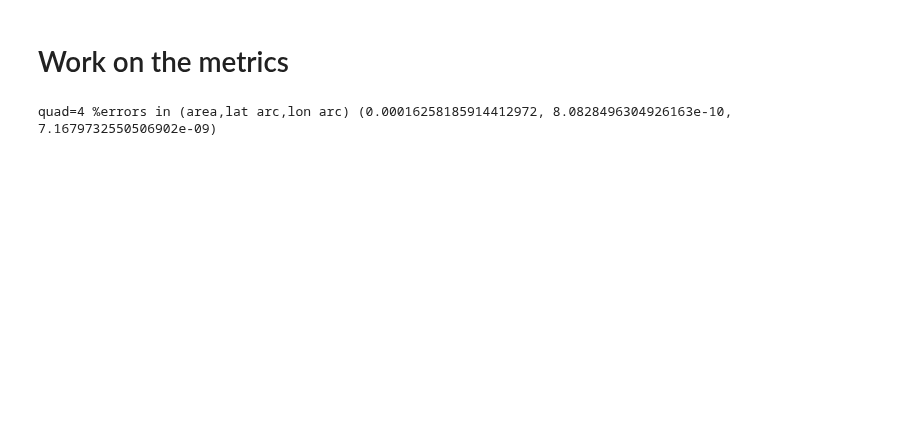
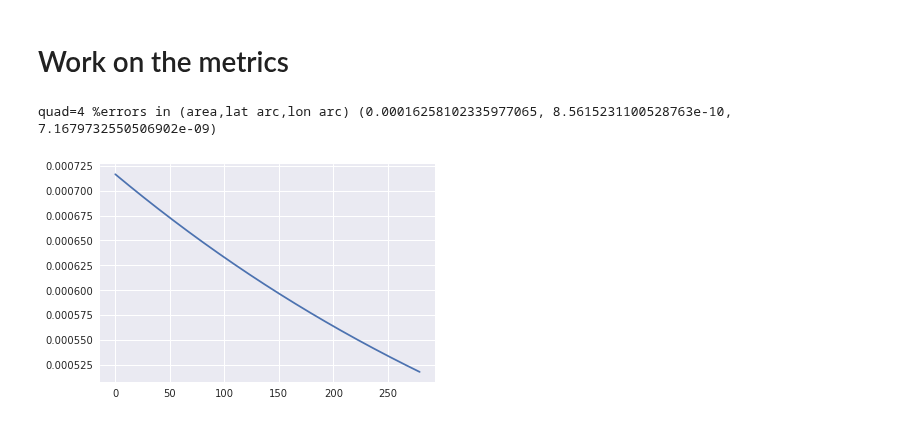
Before and after one commit to nikizadehgfdl/grid_generation, a Jupyter notebook: jupynotebooks/southern_displaced_pole_cap_grid-new.ipynb, the cells around one changed output. Drawn from its saved outputs; the diff is of its cells as text; code cells hidden in the pictures; blank space fills up the shorter version.

```diff
--- a/jupynotebooks/southern_displaced_pole_cap_grid-new.ipynb
+++ b/jupynotebooks/southern_displaced_pole_cap_grid-new.ipynb
@@ -388,31 +413,34 @@ def displacedPoleCap_metrics_quad(order,nx,ny,lat0,lon0,lon_dp,r_dp,Re=_default_
     for i in range(0,nx+1):
         i_s = b*i + a*(i+1)
         i1d = np.append(i1d,i_s)
     #numerical approximation to h_i_in and h_j_inv at quadrature points
     dx = numerical_hi(j1d, i1d, nx,ny, lon0,lat0,lon_dp,r_dp, eps=1e-3, order=order)
     dy = numerical_hj(j1d, i1d, nx,ny, lon0,lat0,lon_dp,r_dp, eps=1e-3, order=order)
     #reshape to send for quad averaging
     dx_r = dx.reshape(ny+1,order,nx+1,order)
     dy_r = dy.reshape(ny+1,order,nx+1,order)
+
     #area element
     dxdy_r = dx_r*dy_r
 
     for j in range(0,ny+1):
         for i in range(0,nx+1):
             daq[j,i] = quad_average_2d(dxdy_r[j,:,i,:])
             dxq[j,i] = quad_average(dx_r[j,0,i,:])
             dyq[j,i] = quad_average(dy_r[j,:,i,0])
 
     daq = daq[:-1,:-1]*Re*Re
     dxq = dxq[:,:-1]  *Re
     dyq = dyq[:-1,:]  *Re
 
     return dxq,dyq,daq
 
 dx_q,dy_q,da_q = displacedPoleCap_metrics_quad(4,Ni,Nj_scap,lat0_SO,lon0,lon_dp,r_dp,Re=1)
+plt.plot(dy_q[:,0])
 poles_i=int(Ni*np.mod(lon_dp-lon0,360)/360.)
 print("quad=4 %errors in (area,lat arc,lon arc)", metrics_error(dx_q, dy_q, da_q,   Ni, lat1=y_s[-1,0], lat2=-90.,Re=1,displaced_pole=poles_i))
 #print("MIDAS %errors in (area,lat arc,lon arc)", metrics_error(dx_M,  dy_M,  area_M, Ni, lat1=y_s[-1,0], lat2=-90.,Re=1,displaced_pole=True))
 #MIDAS %errors in (area,lat arc,lon arc) (-6.8380850941997915, 1.7112184507563846, -5.0992076955905986e-14)
 # %% [output]
-quad=4 %errors in (area,lat arc,lon arc) (0.00016258185914412972, 8.0828496304926163e-10, 7.1679732550506902e-09)
+quad=4 %errors in (area,lat arc,lon arc) (0.00016258102335977065, 8.5615231100528763e-10, 7.1679732550506902e-09)
+[figure, added]
```
Also changed, not shown: parts of 5 cells of this notebook, 2 other files.
